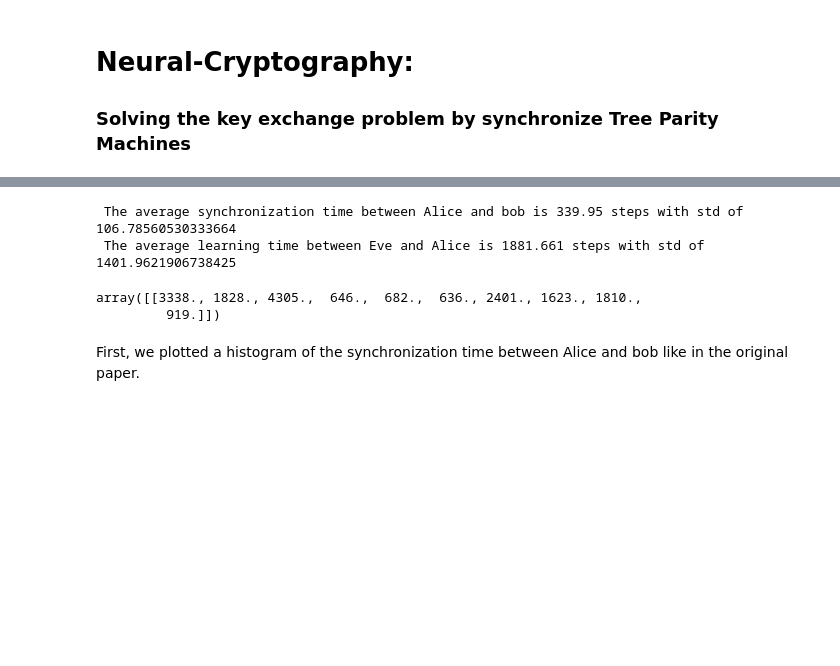
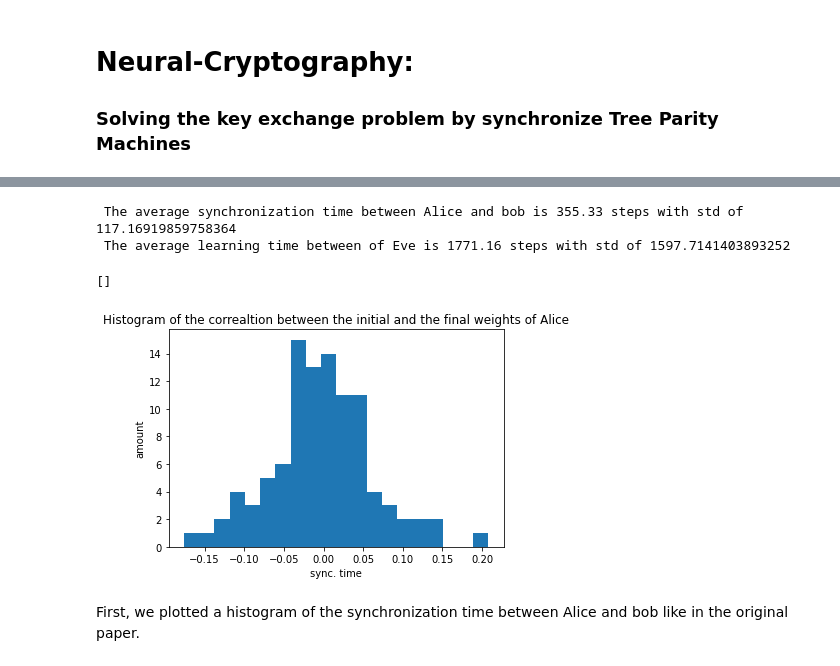
Before and after one commit to ibenoam/Neural_cryptography, a Jupyter notebook: Neural_Cryptography.ipynb, the cells around one changed output, grey strips where cells are left out. Cells and saved outputs as stored; diff of their text form; code cells hidden in the pictures; blank space fills up the shorter version.

Commit message:
added correlation function. and "the probability to take a step" graph

```diff
--- a/Neural_Cryptography.ipynb
+++ b/Neural_Cryptography.ipynb
@@ -13,11 +16,15 @@ L = 3 # the "synaptic" depth
 K = 3 # number of perceptrons (or hidden layer size)
 M = 1 # the input consists of integers between -M to M (without zero)
 
-num_sys = 1000 # we average each result "num_sys" times
+num_sys = 100 # we average each result "num_sys" times
 
 step_converage = np.zeros((1,num_sys))
 sync_time = np.zeros((1,num_sys))
 attacker_time = np.zeros((1,num_sys))
+corr_alice = np.zeros((1,num_sys))
+corr_bob = np.zeros((1,num_sys))
+corr_alice_bob = np.zeros((1,num_sys))
+# corr_alice_eve = np.zeros((1,num_sys))
 # %%
 class TPM:
   def __init__(self,N,K,L,M=1):
@@ -29,7 +36,7 @@ class TPM:
 
     # Initialization:
     self.w = np.floor((2*L+1) * np.random.rand(N,K)) - L
-    self.init_w = self.w
+    self.init_w = copy.deepcopy(self.w)
     self.fields = np.zeros((1,K))
     self.sigmas = np.zeros((1,K))
     self.tau = 0
@@ -45,9 +52,18 @@ class TPM:
     update_indexes = np.where(self.sigmas == self.tau)
     self.w[:,update_indexes] += input[:,update_indexes]
     self.w[np.abs(self.w)>self.L] = np.sign(self.w[np.abs(self.w)>self.L])*self.L
+# %%
+# This function gets two sets of weights (flatten each of them to a vector), and calculates the correlation between them (or the cosinus between them).
+def correlation_calc(w1, w2):
+    w1 = np.transpose(w1.flatten())
+    w2 = w2.flatten()
+    corr_val = (w1 @ w2) / (np.linalg.norm(w1) * np.linalg.norm(w2))
+
+    return corr_val
 # %%
 for i in range(num_sys):
 
+    flag = True
     # Creates the objects from the "TPM" class:
     alice = TPM(N,K,L)
     bob = TPM(N,K,L)
@@ -55,19 +71,20 @@ for i in range(num_sys):
     eve = TPM(N,K,L)
 
     when_move = np.array([])
-    corr_alice_bob = np.array([])
     count_steps = 0
-    flag = True
+
     # while not np.array_equal(alice.w,bob.w):
     while not np.array_equal(alice.w,eve.w):
         # print("After {} steps.".format(count_steps))
         count_steps += 1
         if np.array_equal(alice.w,bob.w) and flag:
             sync_time[0, i] = count_steps
-            # corr_alice[0, i] = correlation_calc(alice.init_w, alice.w)
-            # corr_bob[0, i] = correlation_calc(bob.init_w, bob.w)
-            # corr_alice_bob[0, i] = correlation_calc(alice.w, bob.w)
+            corr_alice[0, i] = correlation_calc(alice.init_w, alice.w)
+            corr_bob[0, i] = correlation_calc(bob.init_w, bob.w)
+            corr_alice_bob[0, i] = correlation_calc(alice.w, bob.w)
+            # corr_alice_eve[0, i] = correlation_calc(alice.w, eve.w)
             flag = False
+
         inputs = np.sign(np.random.rand(N,K)-0.5)
         alice.forward(inputs)
         bob.forward(inputs)
@@ -100,15 +117,21 @@ for i in range(num_sys):
     # print(" finished {}% of the runtime".format(100*(i+1)/num_sys))
     attacker_time[0, i] = count_steps
 print(" The average synchronization time between Alice and bob is {} steps with std of {}".format(np.mean(sync_time), np.std(sync_time)))
-print(" The average learning time between Eve and Alice is {} steps with std of {}".format(np.mean(attacker_time), np.std(attacker_time)))
+print(" The average learning time between of Eve is {} steps with std of {}".format(np.mean(attacker_time), np.std(attacker_time)))
 # %% [output]
- The average synchronization time between Alice and bob is 339.95 steps with std of 106.78560530333664
- The average learning time between Eve and Alice is 1881.661 steps with std of 1401.9621906738425
+ The average synchronization time between Alice and bob is 355.33 steps with std of 117.16919859758364
+ The average learning time between of Eve is 1771.16 steps with std of 1597.7141403893252
-# %%
-sync_time
-# %% [output]
-array([[3338., 1828., 4305.,  646.,  682.,  636., 2401., 1623., 1810.,
-         919.]])
+# %%
+plt.figure()
+plt.hist(np.resize(corr_alice, (num_sys,)), bins = 20)
+# plt.subplot(121)
+plt.title('Histogram of the correaltion between the initial and the final weights of Alice')
+plt.xlabel("sync. time")
+plt.ylabel("amount")
+plt.plot()
+# %% [output]
+[]
+[figure, added]
 # %% [markdown]
 First, we plotted a histogram of the synchronization time between Alice and bob like in the original paper.
 # %%
```
Also changed, not shown: parts of 11 cells of this notebook.
